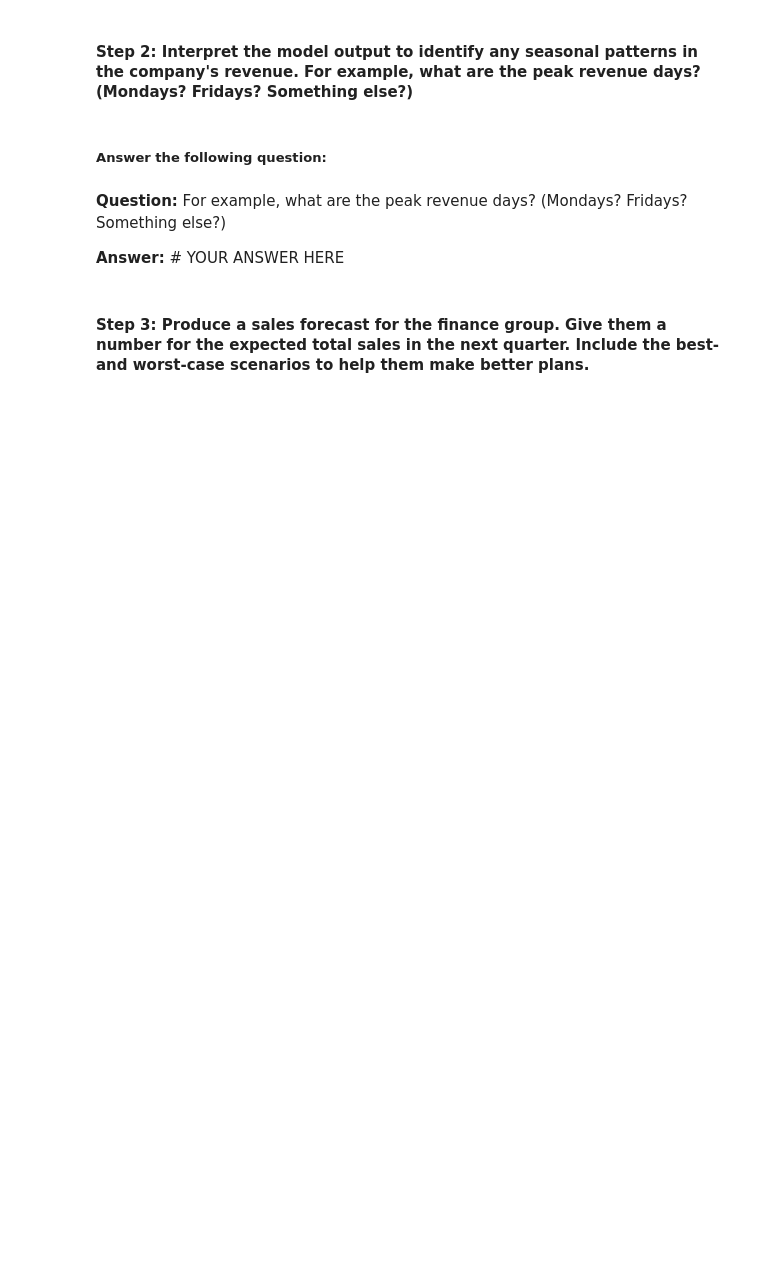
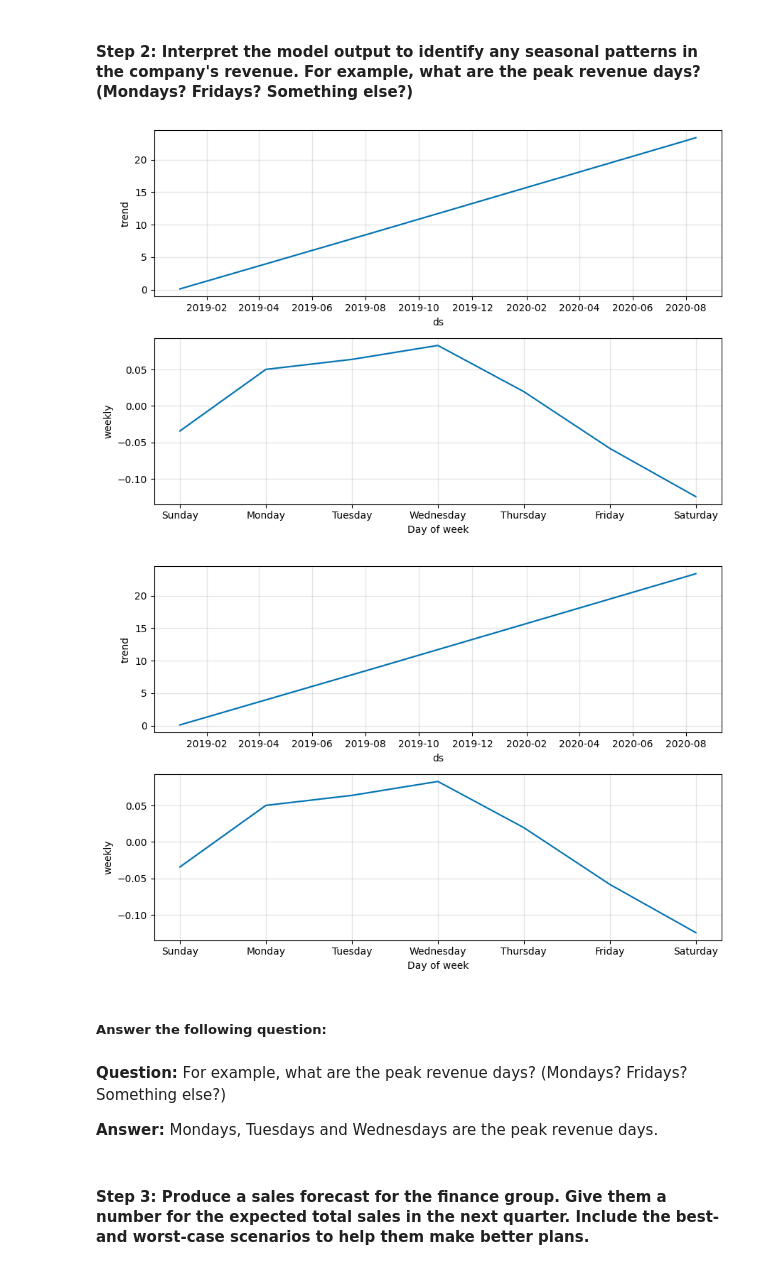
Before and after one commit to JulHendrickson/Module-11-Challenge, a Jupyter notebook: forecasting_net_prophet.ipynb, the cells around one changed output. Saved outputs shown, nothing was run; the diff lists cells and outputs as text; code cells hidden in the pictures; blank space fills up the shorter version.

```diff
--- a/forecasting_net_prophet.ipynb
+++ b/forecasting_net_prophet.ipynb
@@ -478,10 +752,11 @@ hv.extension('bokeh')
 
 # Set up the dataframe in the neccessary format:
 # Reset the index so that date becomes a column in the DataFrame
-mercado_sales_prophet_df = # YOUR CODE HERE
+mercado_sales_prophet_df = df_mercado_sales.reset_index()
 
 # Adjust the columns names to the Prophet syntax
-mercado_sales_prophet_df.columns = # YOUR CODE HERE
+mercado_sales_prophet_df.columns = ['ds', 'y']
 
 # Visualize the DataFrame
-# YOUR CODE HERE
+display(mercado_sales_prophet_df.head())
+display(mercado_sales_prophet_df.tail())
@@ -488,6 +776,6 @@ mercado_sales_prophet_df.columns = # YOUR CODE HERE
 # %%
 # Create the model
-mercado_sales_prophet_model = # YOUR CODE HERE
+mercado_sales_prophet_model = Prophet()
 
 # Fit the model
-# YOUR CODE HERE
+mercado_sales_prophet_model.fit(mercado_sales_prophet_df)
@@ -495,7 +796,7 @@ mercado_sales_prophet_model = # YOUR CODE HERE
 # Predict sales for 90 days (1 quarter) out into the future.
 
 # Start by making a future dataframe
-mercado_sales_prophet_future = # YOUR CODE HERE
+mercado_sales_prophet_future = mercado_sales_prophet_model.make_future_dataframe(periods=90, freq='D')
 
 # Display the last five rows of the future DataFrame
-# YOUR CODE HERE
+display(mercado_sales_prophet_future.tail())
@@ -502,6 +810,6 @@ mercado_sales_prophet_future = # YOUR CODE HERE
 # %%
 # Make predictions for the sales each day over the next quarter
-mercado_sales_prophet_forecast = # YOUR CODE HERE
+mercado_sales_prophet_forecast = mercado_sales_prophet_model.predict(mercado_sales_prophet_future)
 
 # Display the first 5 rows of the resulting DataFrame
-# YOUR CODE HERE
+display(mercado_sales_prophet_forecast.head())
@@ -509,13 +824,16 @@ mercado_sales_prophet_forecast = # YOUR CODE HERE
 #### Step 2: Interpret the model output to identify any seasonal patterns in the company's revenue. For example, what are the peak revenue days? (Mondays? Fridays? Something else?)
 # %%
 # Use the plot_components function to analyze seasonal patterns in the company's revenue
-# YOUR CODE HERE
+mercado_sales_prophet_model.plot_components(mercado_sales_prophet_forecast)
+# %% [output]
+[figure, added]
+[figure, added]
 # %% [markdown]
 ##### Answer the following question:
 # %% [markdown]
 **Question:** For example, what are the peak revenue days? (Mondays? Fridays? Something else?)
 
-**Answer:** # YOUR ANSWER HERE
+**Answer:** Mondays, Tuesdays and Wednesdays are the peak revenue days.
 # %% [markdown]
 #### Step 3: Produce a sales forecast for the finance group. Give them a number for the expected total sales in the next quarter. Include the best- and worst-case scenarios to help them make better plans.
 # %%
```
Also changed, not shown: parts of 51 cells of this notebook.
